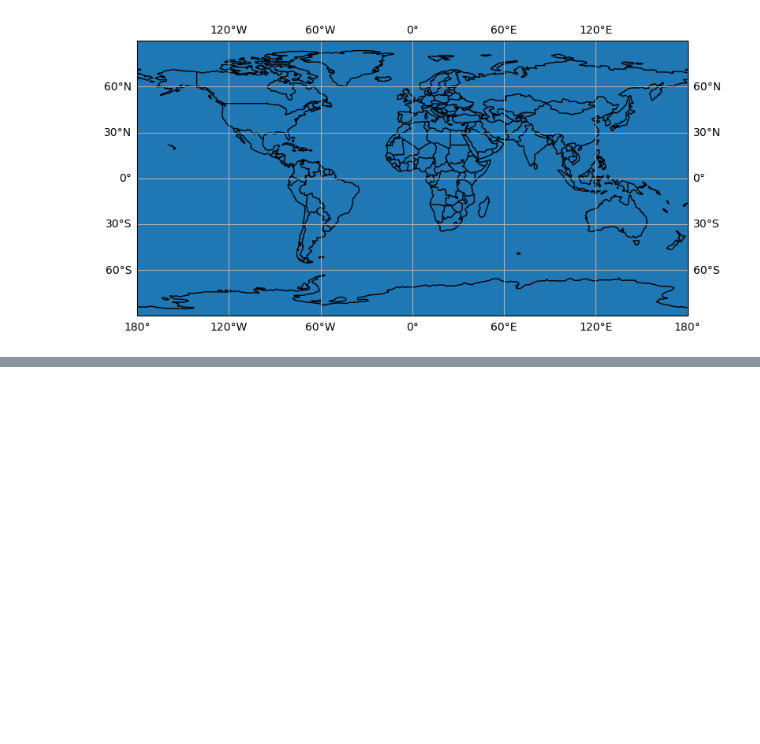
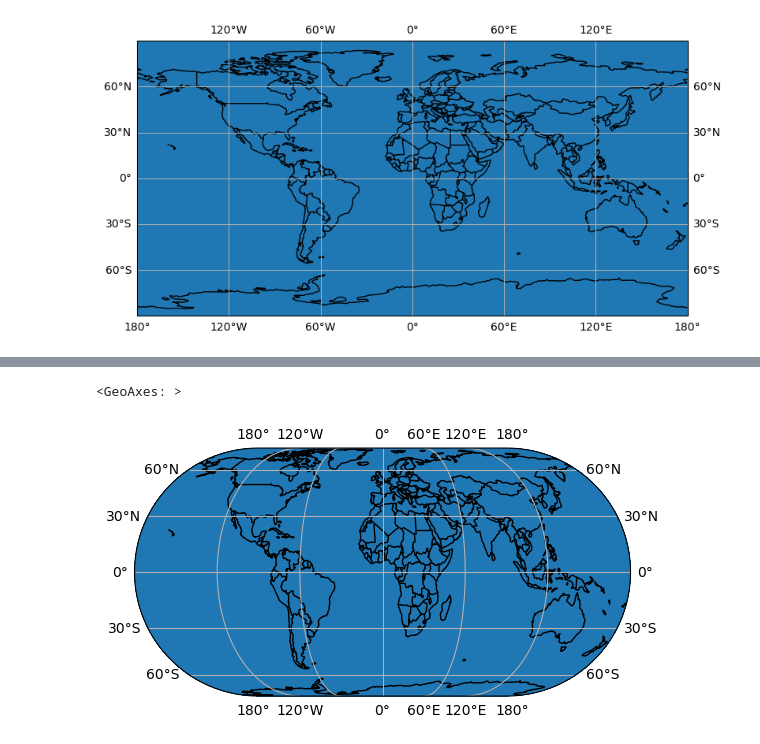
Before and after one commit to tylerriccio33/cfg-climada-fork, a Jupyter notebook: test_plot.ipynb, the cells around one changed output, grey strips where cells are left out. Cells and saved outputs as stored; diff of their text form; code cells hidden in the pictures; blank space fills up the shorter version.

```diff
--- a/test_plot.ipynb
+++ b/test_plot.ipynb
@@ -17,0 +34,6 @@ centroids.plot()
+# %%
+fig, axis = plt.subplots(subplot_kw={"projection": ccrs.EckertIV()})
+centroids.plot(axis=axis)
+# %% [output]
+<GeoAxes: >
+[figure, added]
```
Also changed, not shown: parts of 8 cells of this notebook, 1 other file.
